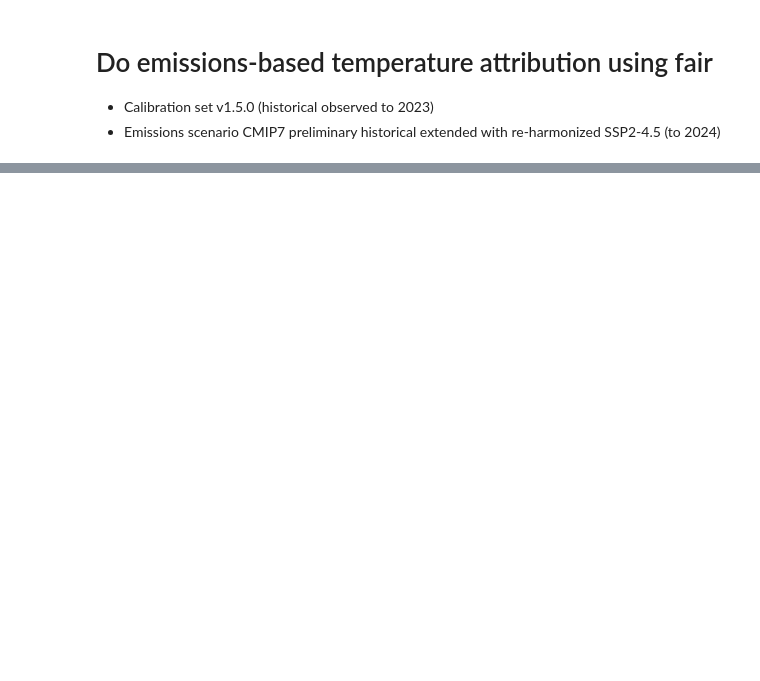
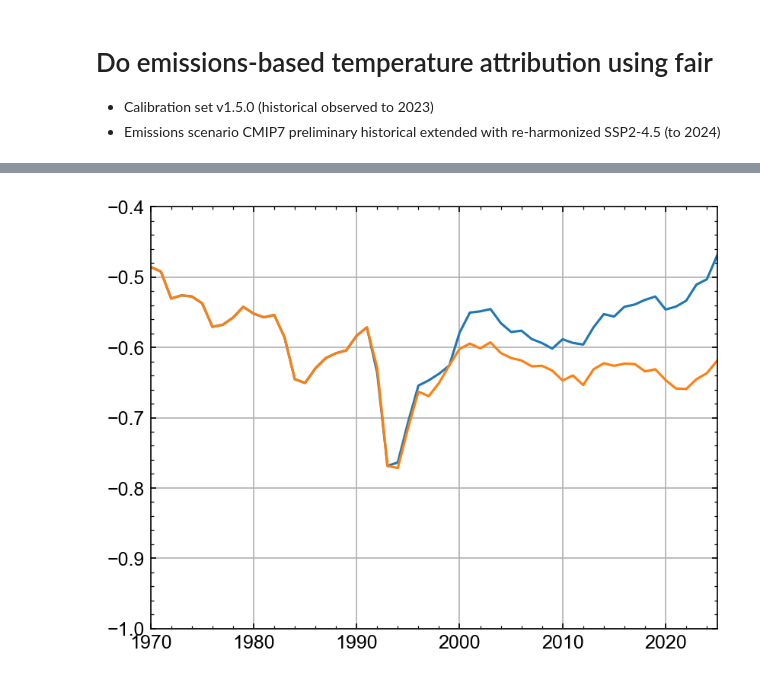
Before and after one commit to benmsanderson/emissions-attribution, a Jupyter notebook: notebooks/run-emissions.ipynb, the cells around one changed output, grey strips where cells are left out. Cells and saved outputs as stored; diff of their text form; code cells hidden in the pictures; blank space fills up the shorter version.

```diff
--- a/notebooks/run-emissions.ipynb
+++ b/notebooks/run-emissions.ipynb
@@ -116,0 +212,24 @@ f_noco2.run()
+# %%
+nghgr=(((f_noco2.temperature.sel(layer=0, scenario='ssp245-noGHG')))).median(dim='config')
+
+nghgr_1990=((f_noco2_1990.temperature.sel(layer=0, scenario='ssp245-noGHG'))).median(dim='config')
+
+nghgf=(((f_noco2.forcing_sum.sel( scenario='ssp245-noGHG')))).median(dim='config')
+
+nghgf_1990=((f_noco2_1990.forcing_sum.sel(scenario='ssp245-noGHG'))).median(dim='config')
+pl.plot(
+    f_noco2.timebounds,
+    nghgr
+)
+pl.plot(
+    f_noco2.timebounds,
+    nghgr_1990
+)
+
+
+pl.ylim(-1,-.4)
+pl.xlim(1970,2025)
+
+pl.grid()
+# %% [output]
+[figure, added]
```
Also changed, not shown: parts of 25 cells of this notebook, 4 other files.
